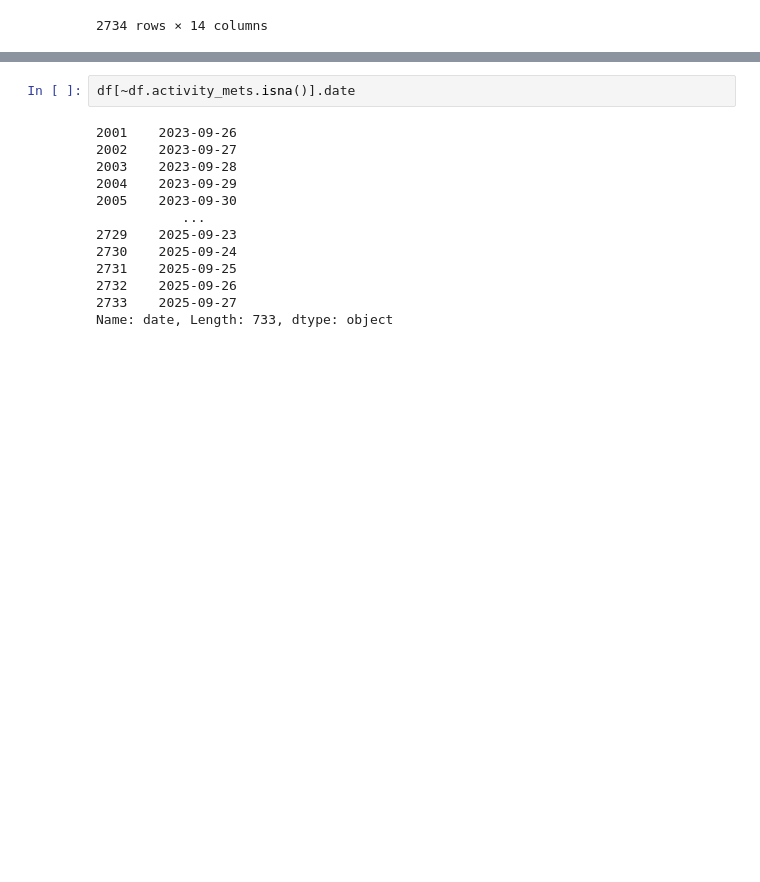
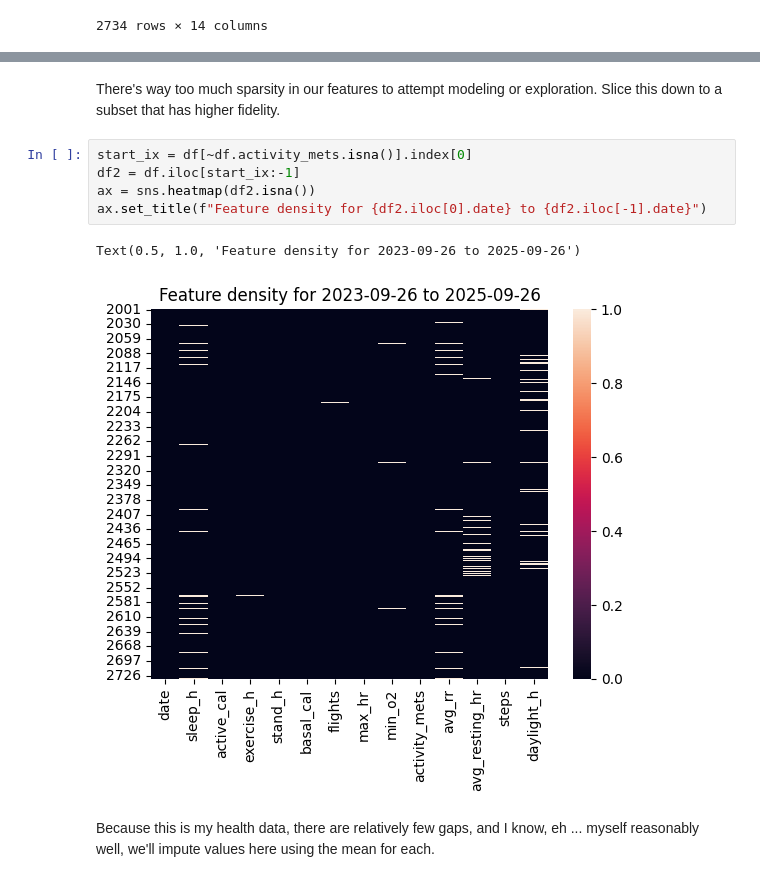
Before and after one commit to auto-d/medex, a Jupyter notebook: medex.ipynb, the cells around one changed output, grey strips where cells are left out. Drawn from its saved outputs; the diff is of its cells as text; blank space fills up the shorter version.

```diff
--- a/medex.ipynb
+++ b/medex.ipynb
@@ -235,15 +236,12 @@ sns.heatmap(df.isna())
+# %% [markdown]
+There's way too much sparsity in our features to attempt modeling or exploration. Slice this down to a subset that has higher fidelity.
 # %%
-df[~df.activity_mets.isna()].date
+start_ix = df[~df.activity_mets.isna()].index[0]
+df2 = df.iloc[start_ix:-1]
+ax = sns.heatmap(df2.isna())
+ax.set_title(f"Feature density for {df2.iloc[0].date} to {df2.iloc[-1].date}")
 # %% [output]
-2001    2023-09-26
-2002    2023-09-27
-2003    2023-09-28
-2004    2023-09-29
-2005    2023-09-30
-           ...
-2729    2025-09-23
-2730    2025-09-24
-2731    2025-09-25
-2732    2025-09-26
-2733    2025-09-27
-Name: date, Length: 733, dtype: object
+Text(0.5, 1.0, 'Feature density for 2023-09-26 to 2025-09-26')
+[figure, added]
+# %% [markdown]
+Because this is my health data, there are relatively few gaps, and I know, eh ... myself reasonably well, we'll impute values here using the mean for each.
```
Also changed, not shown: parts of 6 cells of this notebook.
